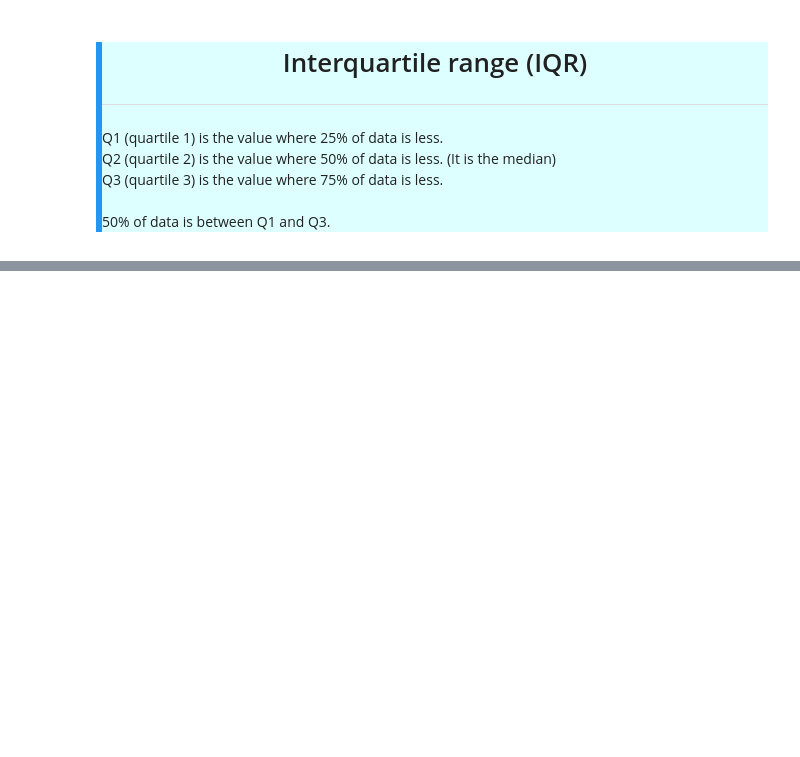
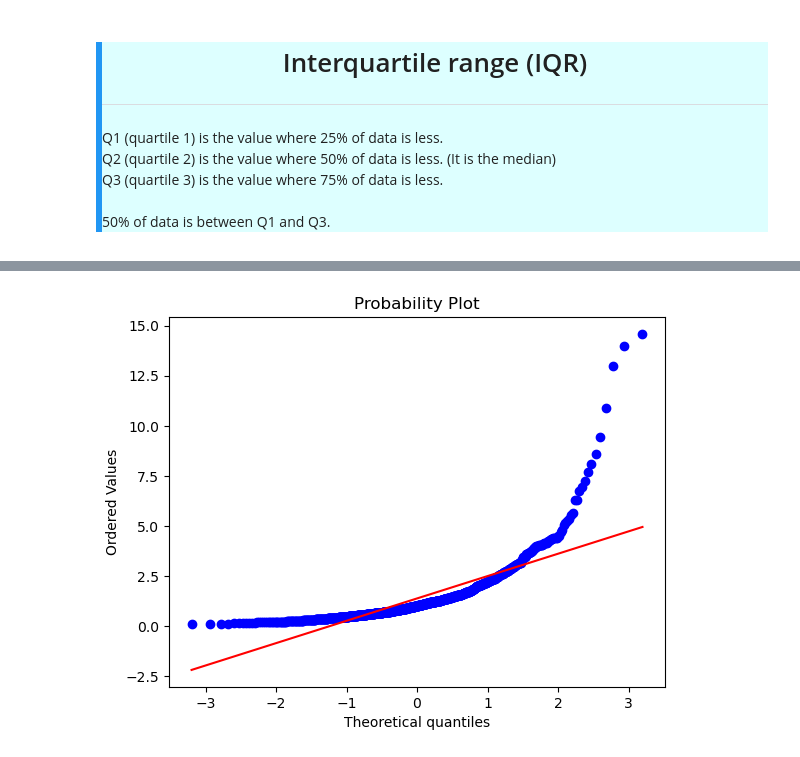
Before and after one commit to szalai-istvan/python-machine-learning, a Jupyter notebook: 03_statistics-and-machine-learning/03_descriptive-statistics/descriptive-statistics.ipynb, the cells around one changed output, grey strips where cells are left out. Drawn from its saved outputs; the diff is of its cells as text; code cells hidden in the pictures; blank space fills up the shorter version.

```diff
--- a/03_statistics-and-machine-learning/03_descriptive-statistics/descriptive-statistics.ipynb
+++ b/03_statistics-and-machine-learning/03_descriptive-statistics/descriptive-statistics.ipynb
@@ -400,0 +450,5 @@ Stats module calculated iqRange:  1.3173027594785485
+# %%
+data = np.exp(np.random.randn(n)*.8) # log-normal
+stats.probplot(data,plot=plt);
+# %% [output]
+[figure, added]
```
Also changed, not shown: parts of 17 cells of this notebook.
